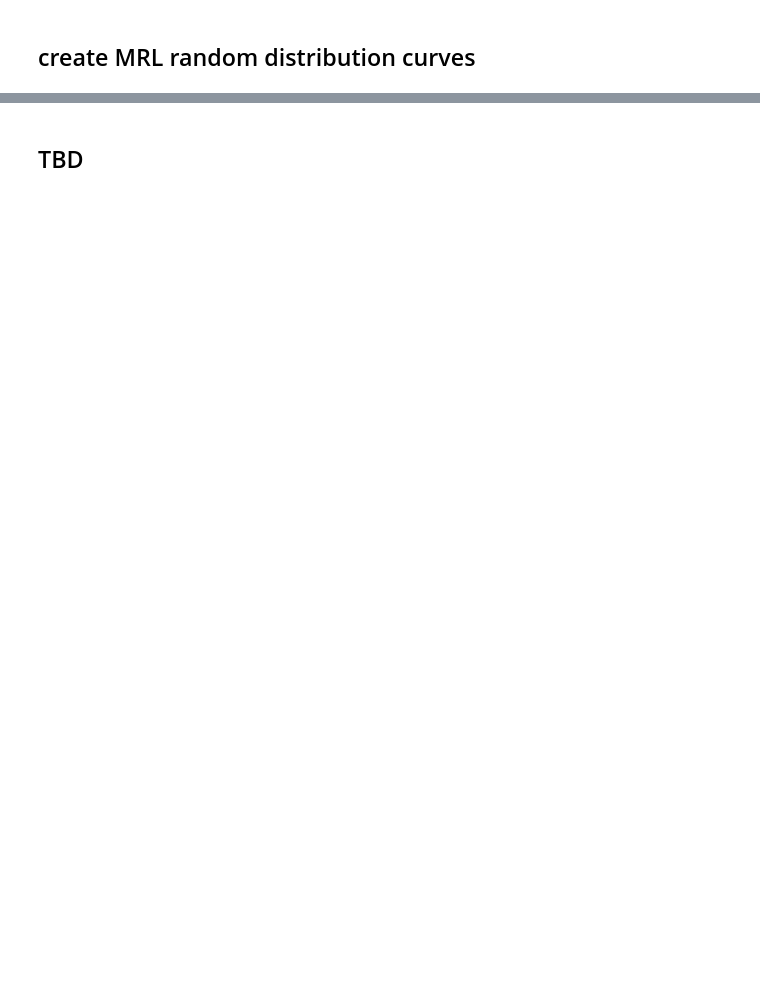
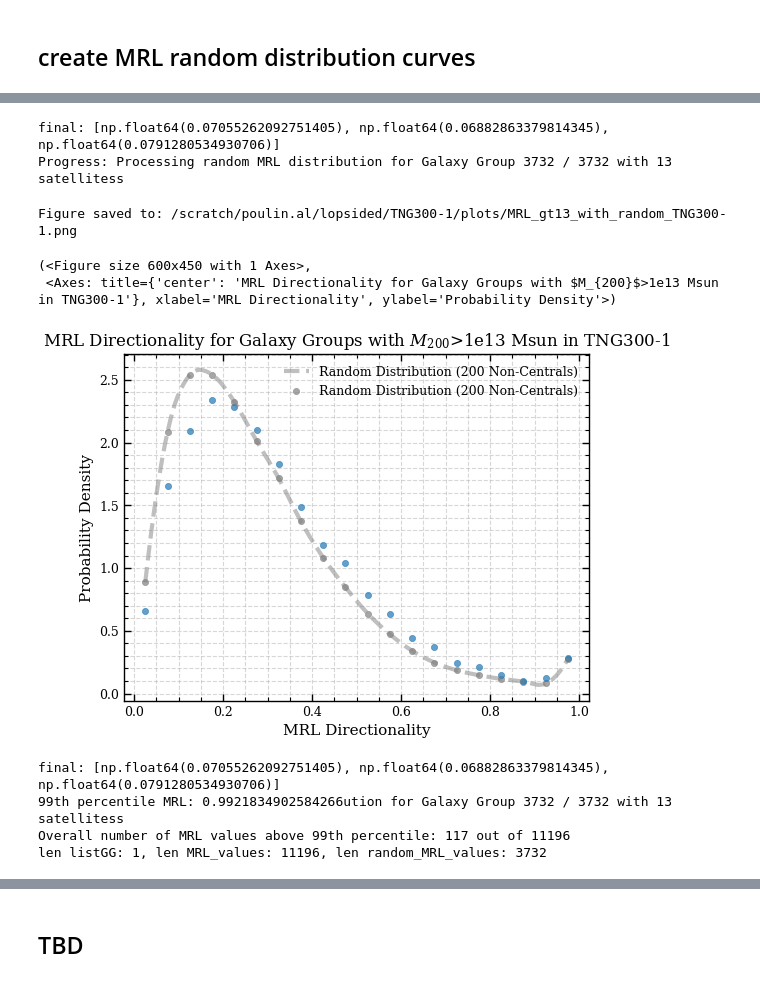
Before and after one commit to poulinal/sat-lopsidedness, a Jupyter notebook: src/myproject/galaxyAnalysis.ipynb, the cells around one changed output, grey strips where cells are left out. Drawn from its saved outputs; the diff is of its cells as text; code cells hidden in the pictures; blank space fills up the shorter version.

```diff
--- a/src/myproject/galaxyAnalysis.ipynb
+++ b/src/myproject/galaxyAnalysis.ipynb
@@ -892,42 +1189,71 @@ def overlayMRLAndMRLRandom(listGG : list[tuple[ListGalaxyGroup, str]]):
+# %%
+MRL_gt13_values = list_of_galaxy_groups_gt13.compute_probablity_distribution_of_MRL_directionality(parallelize=False)
+random_MRL_values_gt13 = list_of_galaxy_groups_gt13.compute_MRL_random_distribution_curves_for_LGG(parallelize=False, num_samples=1000)
 # %%
 #plot the MRL values for all galaxy groups and highlight those above the 99th percentile for the 200 non-centrals case
-list_of_galaxy_groups_gt13 = list_of_galaxy_groups.getFilterSubhalos(minGGMass=1e13)
-MRL_gt13_values = list_of_galaxy_groups_gt13.compute_probablity_distribution_of_MRL_directionality(parallelize=False)
-MRL_gt13_bins, MRL_gt13_bin_centers, MRL_gt13_errorbars = ListGalaxyGroup.get_histogram_bins(MRL_gt13_values, bin_size=0.005, binLow=0, binHigh=1, errorbarType='poisson')
+# list_of_galaxy_groups_gt13 = list_of_galaxy_groups.getFilterSubhalos(minGGMass=1e13)
+# MRL_gt13_values = list_of_galaxy_groups_gt13.compute_probablity_distribution_of_MRL_directionality(parallelize=False)
+MRL_gt13_bins, MRL_gt13_bin_centers, MRL_gt13_errorbars = ListGalaxyGroup.get_histogram_bins(MRL_gt13_values, binsize=0.05, binLow=0, binHigh=1, errorbarType='poisson')
 
-random_MRL_values_gt13 = list_of_galaxy_groups_gt13.compute_MRL_random_distribution_curves_for_LGG(parallelize=False, num_samples=10000)
-random_MRL_gt13_bins, random_MRL_gt13_bin_centers, random_MRL_gt13_errorbars = ListGalaxyGroup.get_histogram_bins(random_MRL_values_gt13, bin_size=0.005, binLow=0, binHigh=1, errorbarType='poisson')
+# random_MRL_values_gt13 = list_of_galaxy_groups_gt13.compute_MRL_random_distribution_curves_for_LGG(parallelize=False, num_samples=1000)
+random_MRL_gt13_bins, random_MRL_gt13_bin_centers, random_MRL_gt13_errorbars = ListGalaxyGroup.get_histogram_bins(random_MRL_values_gt13, binsize=0.05, binLow=0, binHigh=1, errorbarType='poisson')
 
 MRL_gt13_plotter = AstroPlotter()
 MRL_gt13_fig, MRL_gt13_ax = MRL_gt13_plotter.create_figure()
 #plot the random MRL distribution on the same plot
 MRL_gt13_plotter.scatter_plot(
     random_MRL_gt13_bin_centers,
-    random_MRL_values_gt13,
+    random_MRL_gt13_bins,
     # errorBars = random_MRL_gt13_errorbars,
     ax=MRL_gt13_ax,  # Use the same axis for overlay
     # ylim = (0, 0.01),
     label="Random Distribution (200 Non-Centrals)",
     overlay_color='gray',
     alpha=0,
     output_filename=None,
     include_legend=True,
     grid=True,
     spline_curvature=True,
+    spline_smoothing=0,
+)
+MRL_gt13_plotter.scatter_plot(
+    random_MRL_gt13_bin_centers,
+    random_MRL_gt13_bins,
+    # errorBars = random_MRL_gt13_errorbars,
+    ax=MRL_gt13_ax,  # Use the same axis for overlay
+    # ylim = (0, 0.01),
+    label="Random Distribution (200 Non-Centrals)",
+    overlay_color='gray',
+    # alpha=0,
+    output_filename=None,
+    include_legend=True,
+    grid=True,
 )
 MRL_gt13_plotter.scatter_plot(
     MRL_gt13_bin_centers,
-    MRL_gt13_values,
+    MRL_gt13_bins,
     # errorBars = MRL_gt13_errorbars,
     ax=MRL_gt13_ax, # Use the same axis for overlay
     xlabel='MRL Directionality',
     ylabel='Probability Density',
     title=f'MRL Directionality for Galaxy Groups with $M_{{200}}$>1e13 Msun in {sim}',
     # ylim = (0, 0.01),
     label="Galaxy Groups",
     output_filename=scratchPlotDirc + f'/MRL_gt13_with_random_{sim}.png',
     grid=True,
 )
+# %% [output]
+final: [np.float64(0.07055262092751405), np.float64(0.06882863379814345), np.float64(0.0791280534930706)]
+Progress: Processing random MRL distribution for Galaxy Group 3732 / 3732 with 13 satellitess
+Figure saved to: /scratch/poulin.al/lopsided/TNG300-1/plots/MRL_gt13_with_random_TNG300-1.png
+(<Figure size 600x450 with 1 Axes>,
+ <Axes: title={'center': 'MRL Directionality for Galaxy Groups with $M_{200}$>1e13 Msun in TNG300-1'}, xlabel='MRL Directionality', ylabel='Probability Density'>)
+[figure, added]
 # %%
 #alternatively
-overlayMRLAndMRLRandom([list_of_galaxy_groups_gt13])
+overlayMRLAndMRLRandom([(list_of_galaxy_groups_gt13, '$M_{200}$>1e13 Msun')])
+# %% [output]
+final: [np.float64(0.07055262092751405), np.float64(0.06882863379814345), np.float64(0.0791280534930706)]
+99th percentile MRL: 0.9921834902584266ution for Galaxy Group 3732 / 3732 with 13 satellitess
+Overall number of MRL values above 99th percentile: 117 out of 11196
+len listGG: 1, len MRL_values: 11196, len random_MRL_values: 3732
```
Also changed, not shown: parts of 31 cells of this notebook, 2 other files.
